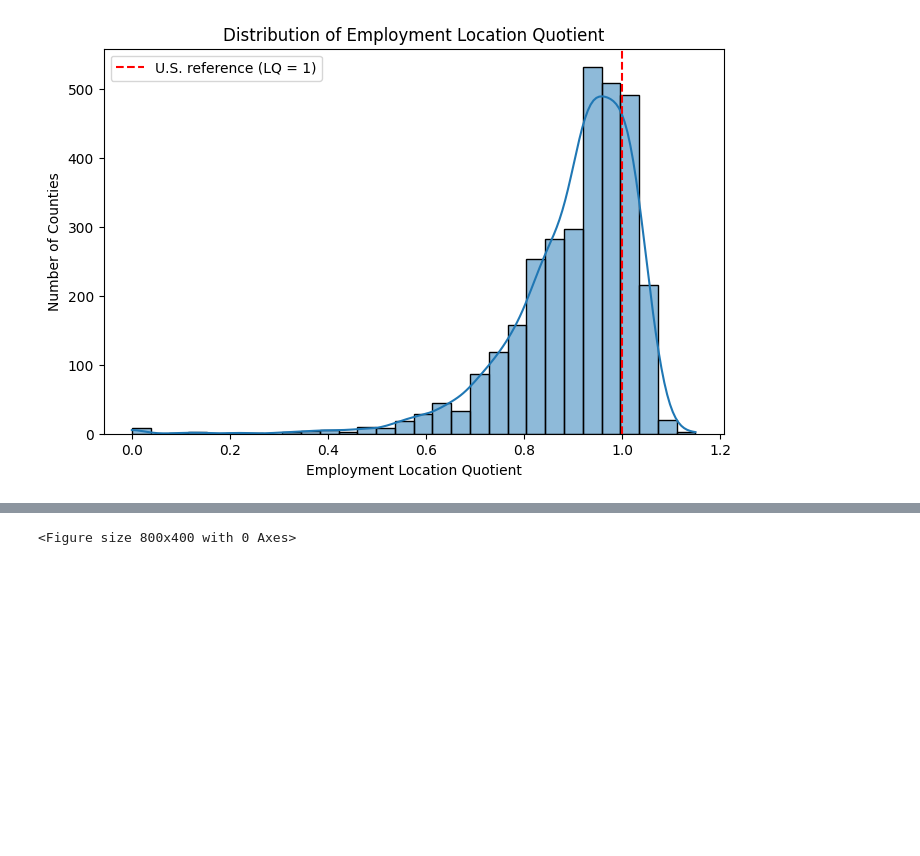
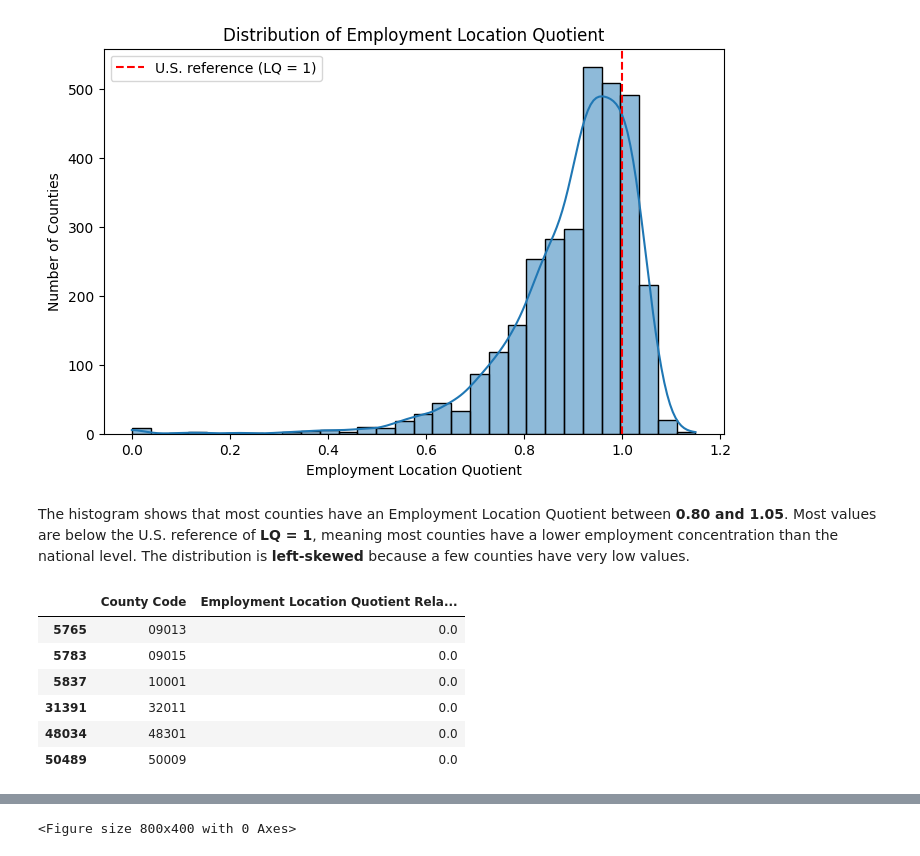
Before and after one commit to shirleyrutgers/DataManPy, a Jupyter notebook: ps0dataman.ipynb, the cells around one changed output, grey strips where cells are left out. Drawn from its saved outputs; the diff is of its cells as text; code cells hidden in the pictures; blank space fills up the shorter version.

```diff
--- a/ps0dataman.ipynb
+++ b/ps0dataman.ipynb
@@ -416,3 +466,20 @@ Text(0.5, 0, 'Employment Location Quotient')
 Text(0, 0.5, 'Number of Counties')
 <matplotlib.legend.Legend at 0x...>
 [figure]
+# %% [markdown]
+The histogram shows that most counties have an Employment Location Quotient between **0.80 and 1.05**. Most values are below the U.S. reference of **LQ = 1**, meaning most counties have a lower employment concentration than the national level. The distribution is **left-skewed** because a few counties have very low values.
+# %%
+lq_column = 'Employment Location Quotient Relative to U.S.'
+
+# Six lowest values
+priv_filtered.nsmallest(
+    6, lq_column
+)[['County Code', lq_column]]
+# %% [output]
+|  | County Code | Employment Location Quotient Rela... |
+| 5765 | 09013 | 0.0 |
+| 5783 | 09015 | 0.0 |
+| 5837 | 10001 | 0.0 |
+| 31391 | 32011 | 0.0 |
+| 48034 | 48301 | 0.0 |
+| 50489 | 50009 | 0.0 |
```
Also changed, not shown: parts of 15 cells of this notebook.
